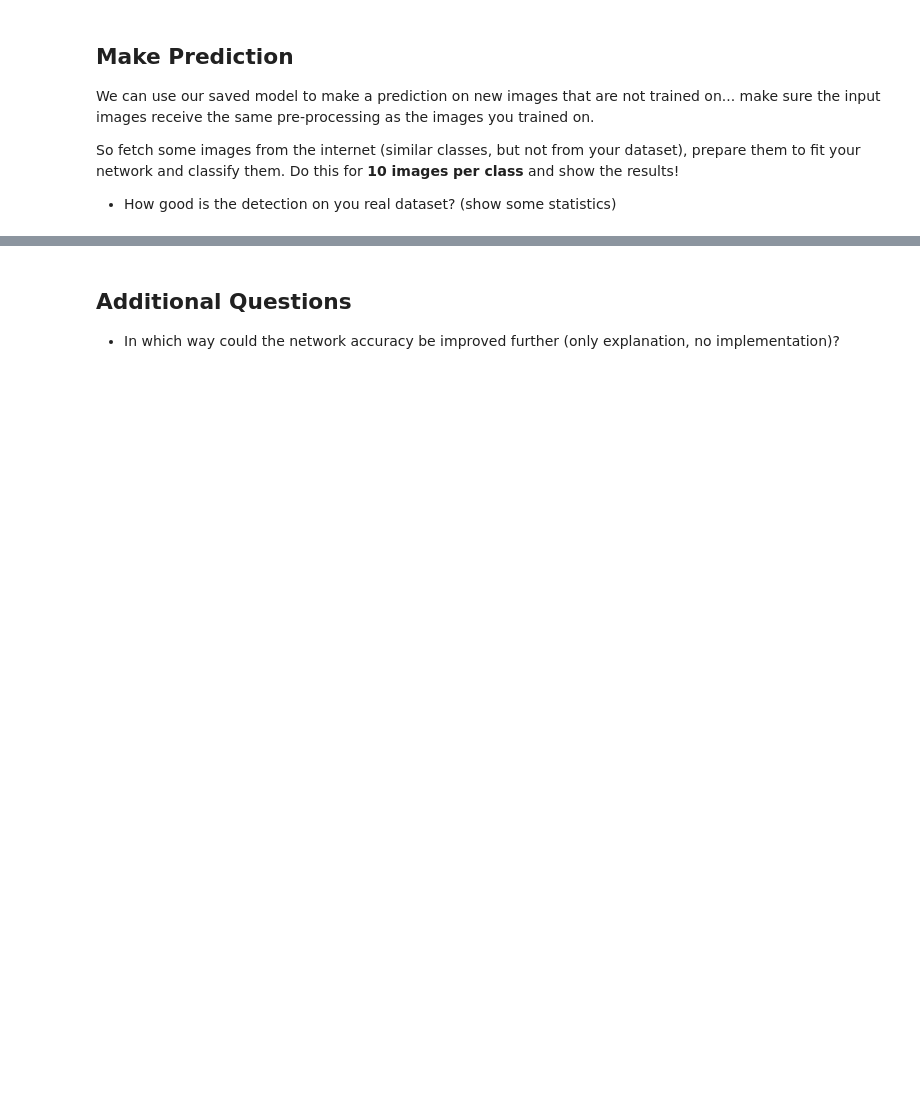
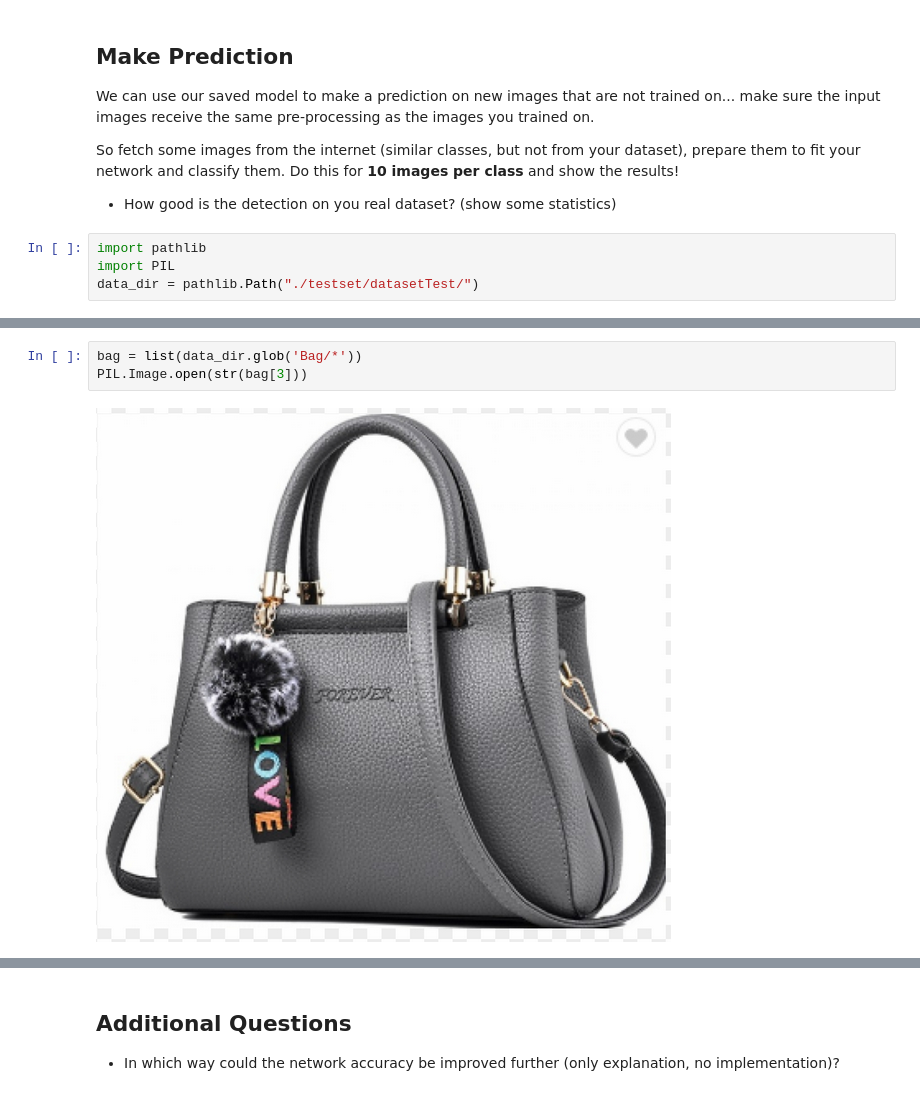
Before and after one commit to yannick1203/AIS_Group2, a Jupyter notebook: Assignment2/Code/PartA/Assignment2_PART_A_V2.ipynb, the cells around one changed output, grey strips where cells are left out. Cells and saved outputs as stored; diff of their text form; blank space fills up the shorter version.

Commit message:
Added some features for own dataset

```diff
--- a/Assignment2/Code/PartA/Assignment2_PART_A_V2.ipynb
+++ b/Assignment2/Code/PartA/Assignment2_PART_A_V2.ipynb
@@ -243,3 +233,7 @@ We can use our saved model to make a prediction on new images that are not train
 So fetch some images from the internet (similar classes, but not from your dataset), prepare them to fit your network and classify them. Do this for  **10 images per class** and show the results!
 
 * How good is the detection on you real dataset? (show some statistics)
+# %%
+import pathlib
+import PIL
+data_dir = pathlib.Path("./testset/datasetTest/")
@@ -245,0 +248,5 @@ So fetch some images from the internet (similar classes, but not from your datas
+# %%
+bag = list(data_dir.glob('Bag/*'))
+PIL.Image.open(str(bag[3]))
+# %% [output]
+[figure, added]
```
Also changed, not shown: parts of 21 cells of this notebook, 20 other files.
